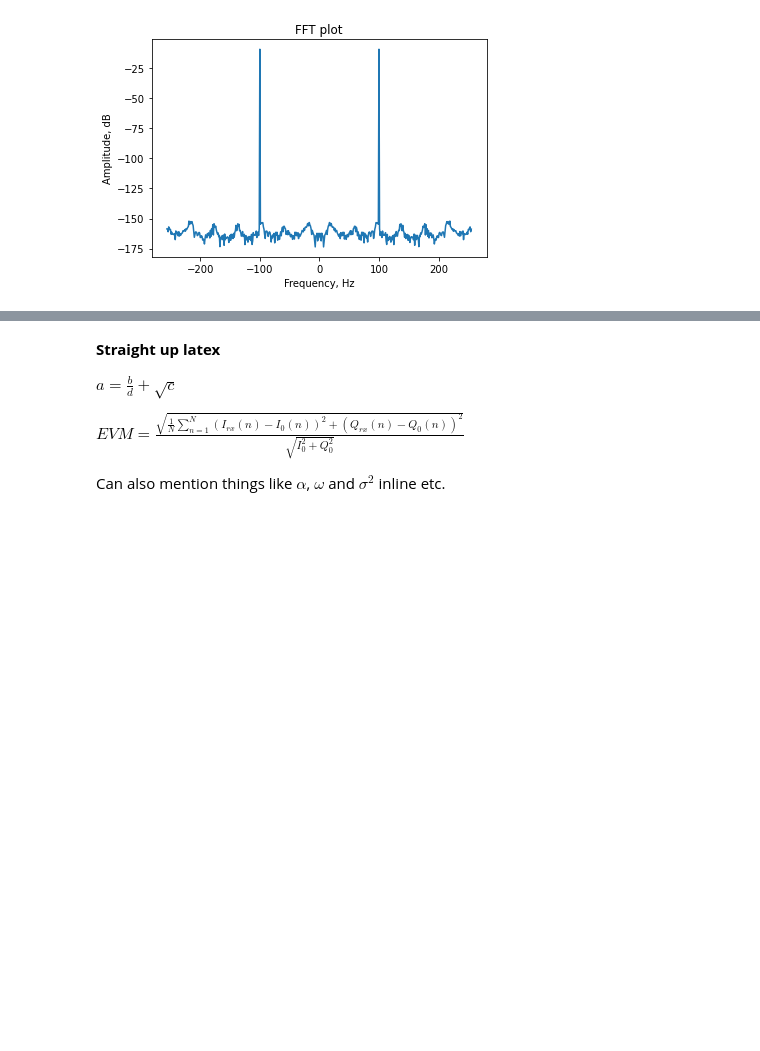
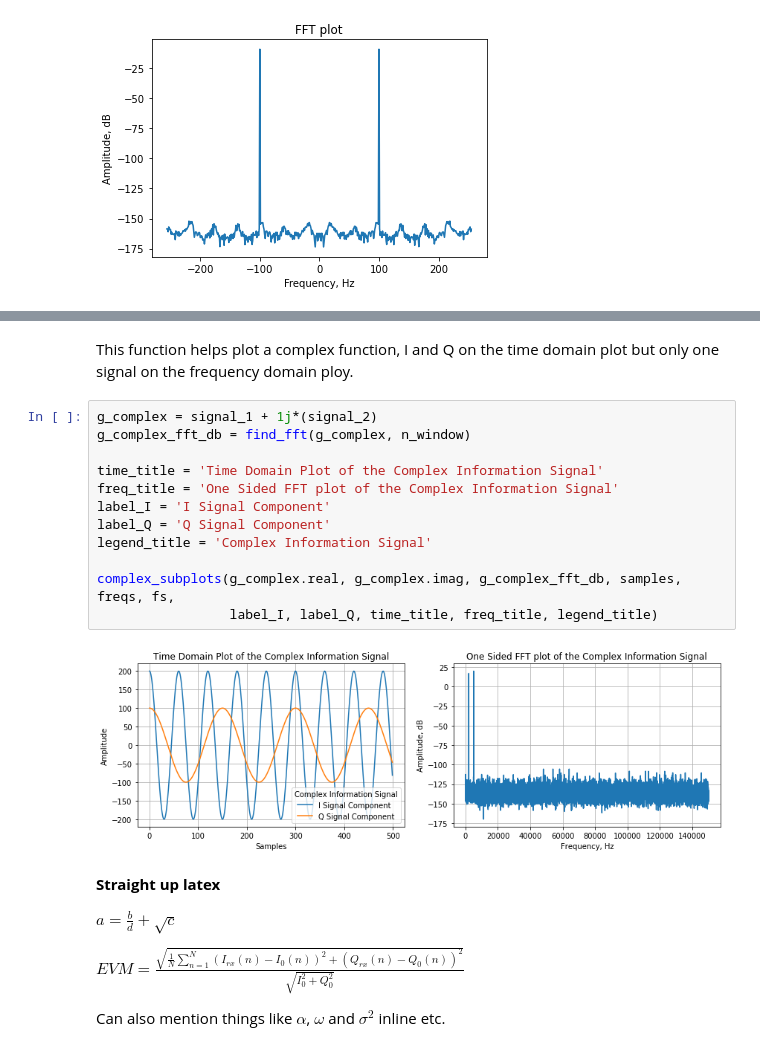
Before and after one commit to strath-sdr/dsp_notebooks, a Jupyter notebook: notebooks/reference_notebook.ipynb, the cells around one changed output, grey strips where cells are left out. Saved outputs shown, nothing was run; the diff lists cells and outputs as text; blank space fills up the shorter version.

```diff
--- a/notebooks/reference_notebook.ipynb
+++ b/notebooks/reference_notebook.ipynb
@@ -133,3 +173,19 @@ frequency_plot(freqs, sine_fft_db)
+# %% [markdown]
+This function helps plot a complex function, I and Q on the time domain plot but only one signal on the frequency domain ploy.
+# %%
+g_complex = signal_1 + 1j*(signal_2)
+g_complex_fft_db = find_fft(g_complex, n_window)
+
+time_title = 'Time Domain Plot of the Complex Information Signal'
+freq_title = 'One Sided FFT plot of the Complex Information Signal'
+label_I = 'I Signal Component'
+label_Q = 'Q Signal Component'
+legend_title = 'Complex Information Signal'
+
+complex_subplots(g_complex.real, g_complex.imag, g_complex_fft_db, samples, freqs, fs,
+                 label_I, label_Q, time_title, freq_title, legend_title)
+# %% [output]
+[figure, added]
 # %% [markdown]
 **Straight up latex**
 
```
Also changed, not shown: parts of 8 cells of this notebook.
